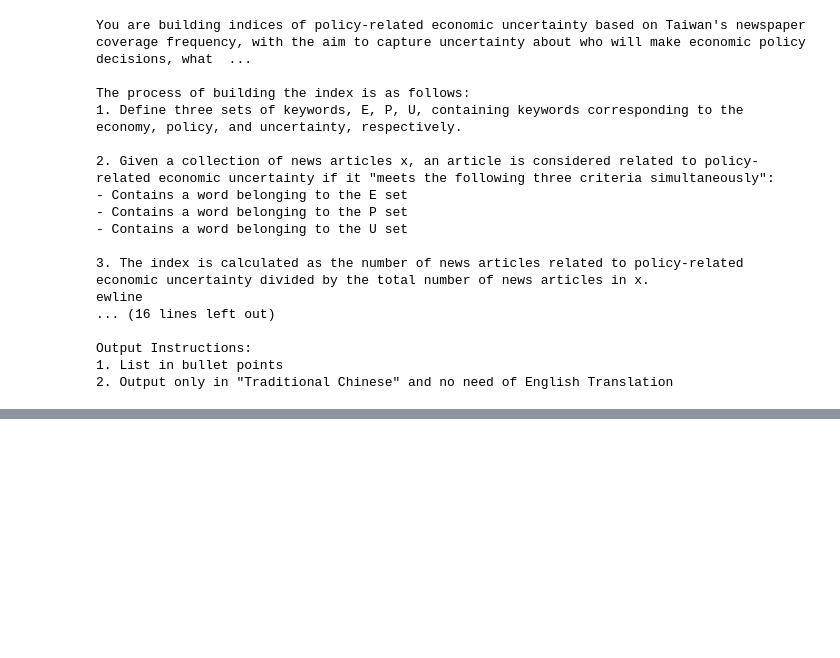
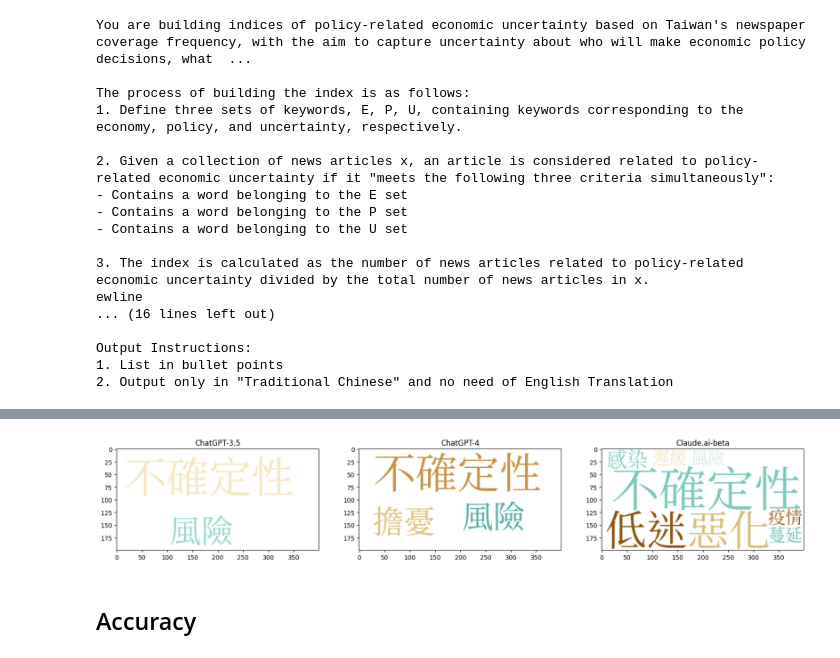
Before and after one commit to githubjacky/EPU-LLM, a Jupyter notebook: report/meetings/2024-02-19/main.ipynb, the cells around one changed output, grey strips where cells are left out. Cells and saved outputs as stored; diff of their text form; code cells hidden in the pictures; blank space fills up the shorter version.

```diff
--- a/report/meetings/2024-02-19/main.ipynb
+++ b/report/meetings/2024-02-19/main.ipynb
@@ -238,0 +284,11 @@ for i in [i.split('(')[0].strip() for i in a.split('\n')]:
+# %%
+fig, axs = plt.subplots(1, len(models), figsize=(20, 5))
+
+for i in range(len(models)):
+    data = orjson.loads((dir / f'{models[i]}/sc_keywords.json').read_text())
+    axs[i].imshow(wc.generate_from_frequencies(data['uncertainty']))
+    axs[i].set(title=models[i])
+# %% [output]
+[figure, added]
+# %% [markdown]
+## Accuracy
```
Also changed, not shown: parts of 33 cells of this notebook, 42 other files.
